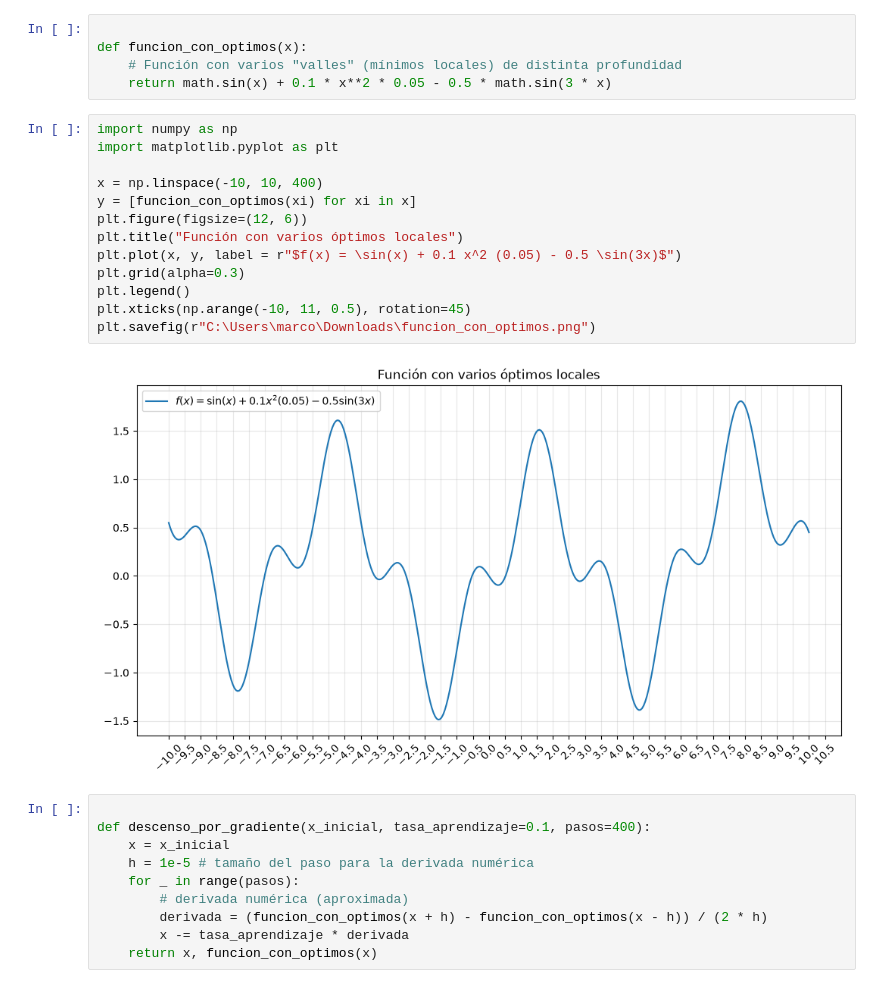
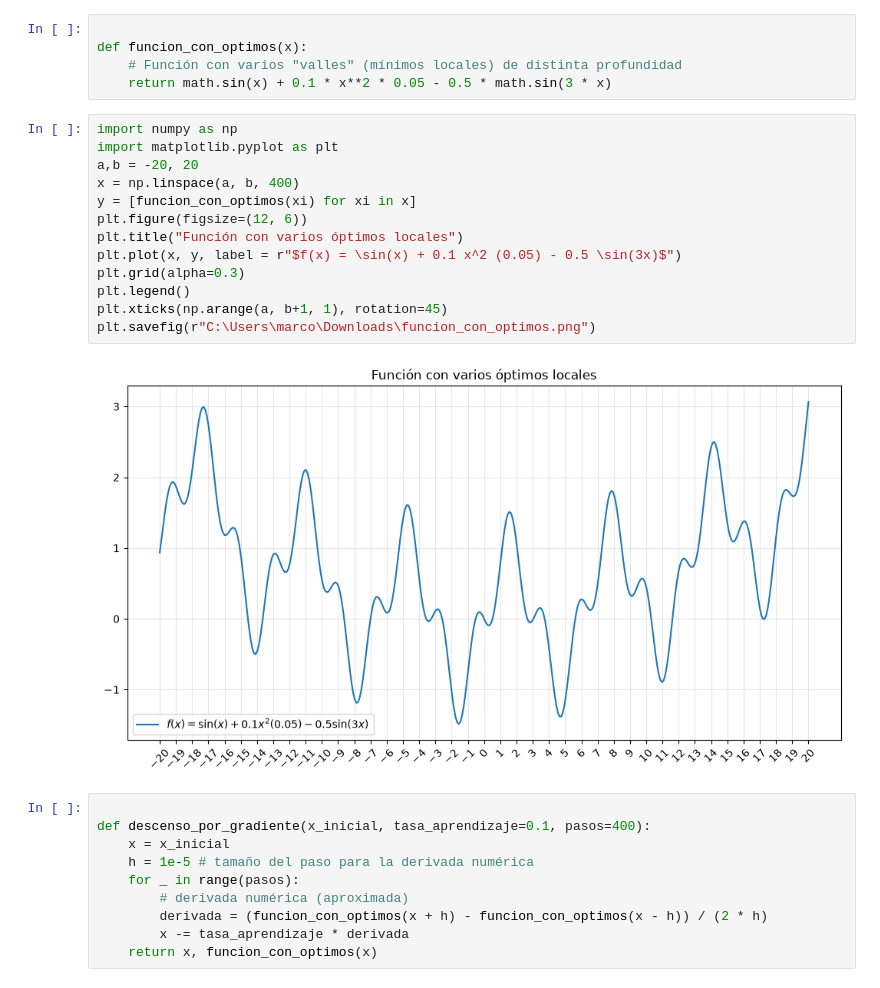
Before and after one commit to marco-canas/machine_learning_idalina, a Jupyter notebook: 6_redes_neuronales/1_scripts/redes_2_pag_317.ipynb, the cells around one changed output. Cells and saved outputs as stored; diff of their text form.

```diff
--- a/6_redes_neuronales/1_scripts/redes_2_pag_317.ipynb
+++ b/6_redes_neuronales/1_scripts/redes_2_pag_317.ipynb
@@ -180,18 +180,18 @@ def funcion_con_optimos(x):
 # %%
 import numpy as np
 import matplotlib.pyplot as plt
-
-x = np.linspace(-10, 10, 400)
+a,b = -20, 20
+x = np.linspace(a, b, 400)
 y = [funcion_con_optimos(xi) for xi in x]
 plt.figure(figsize=(12, 6))
 plt.title("Función con varios óptimos locales")
 plt.plot(x, y, label = r"$f(x) = \sin(x) + 0.1 x^2 (0.05) - 0.5 \sin(3x)$")
 plt.grid(alpha=0.3)
 plt.legend()
-plt.xticks(np.arange(-10, 11, 0.5), rotation=45)
+plt.xticks(np.arange(a, b+1, 1), rotation=45)
 plt.savefig(r"C:\Users\marco\Downloads\funcion_con_optimos.png")
 # %% [output]
-[figure, old version]
+[figure, new version]
 # %%
 
 def descenso_por_gradiente(x_inicial, tasa_aprendizaje=0.1, pasos=400):
```
Also changed, not shown: parts of 48 cells of this notebook, 33 other files.
